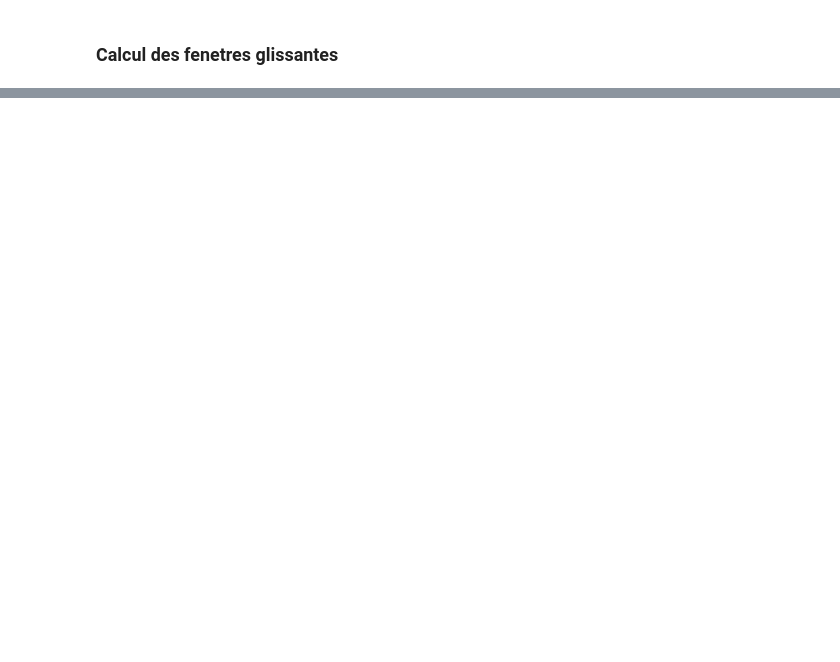
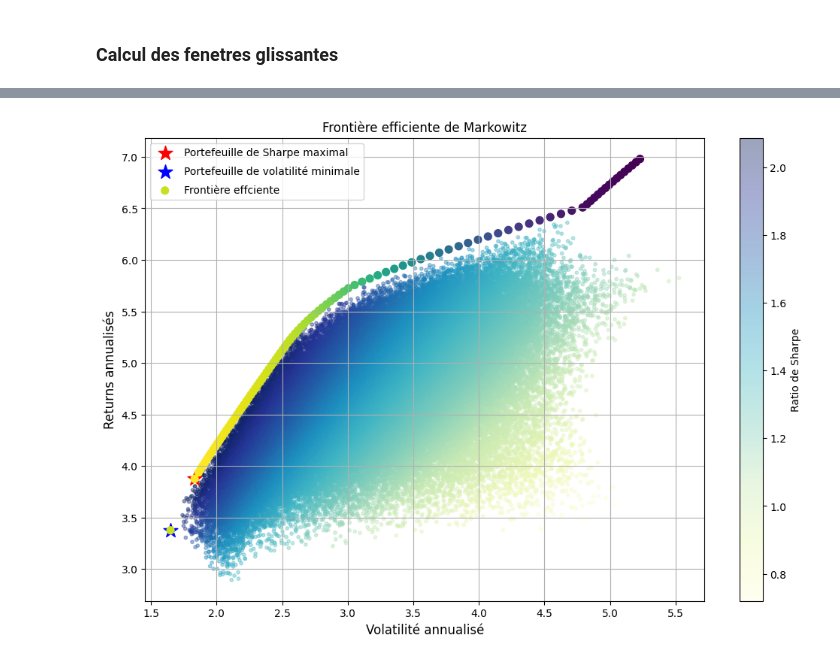
Before and after one commit to baptistedfr/Cross-Assets-Solutions, a Jupyter notebook: run.ipynb, the cells around one changed output, grey strips where cells are left out. Drawn from its saved outputs; the diff is of its cells as text; code cells hidden in the pictures; blank space fills up the shorter version.

```diff
--- a/run.ipynb
+++ b/run.ipynb
@@ -73,0 +68,6 @@ fig.show()
+# %%
+def portfolio_stats(weights, mean_returns, cov_matrix):
+    portfolio_return = np.dot(weights, mean_returns)
+    portfolio_volatility = np.sqrt(np.dot(weights.T, np.dot(cov_matrix, weights)))
+    sharpe_ratio = (portfolio_return) / portfolio_volatility
+    return portfolio_return, portfolio_volatility, sharpe_ratio
@@ -73,0 +185,22 @@ fig.show()
+# %%
+plt.figure(figsize=(12, 8))
+# Nuage de points pour les portefeuilles simulés
+plt.scatter(results["volatility"], results["returns"], c=results["sharpe"], cmap='YlGnBu', marker='o', s=10, alpha=0.4)
+plt.colorbar(label='Ratio de Sharpe')
+plt.scatter(
+    vol_max_sharpe, return_max_sharpe,
+    color="red", label="Portefeuille de Sharpe maximal", marker="*", s=200
+)
+plt.scatter(
+    vol_min_vol, return_min_vol,
+    color="blue", label="Portefeuille de volatilité minimale", marker="*", s=200
+)
+plt.scatter(vol_arr, ret_arr, c=sharpe_arr, label="Frontière effciente", s=50)
+plt.title("Frontière efficiente de Markowitz")
+plt.xlabel('Volatilité annualisé', fontsize=12)
+plt.ylabel('Returns annualisés', fontsize=12)
+plt.legend(labelspacing=0.8)
+plt.grid(True)
+plt.show()
+# %% [output]
+[figure, added]
```
Also changed, not shown: parts of 21 cells of this notebook, 1 other file.
